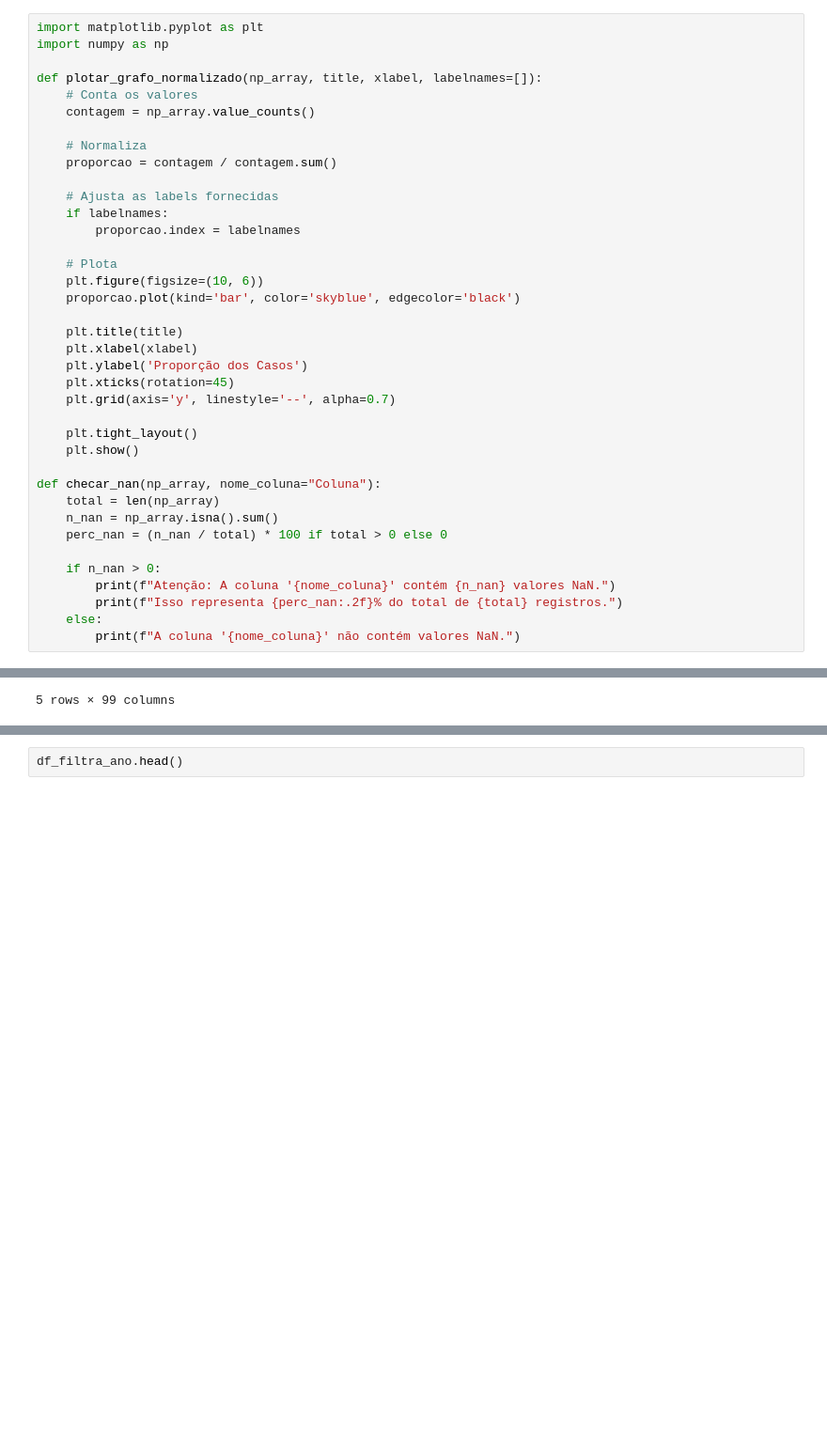
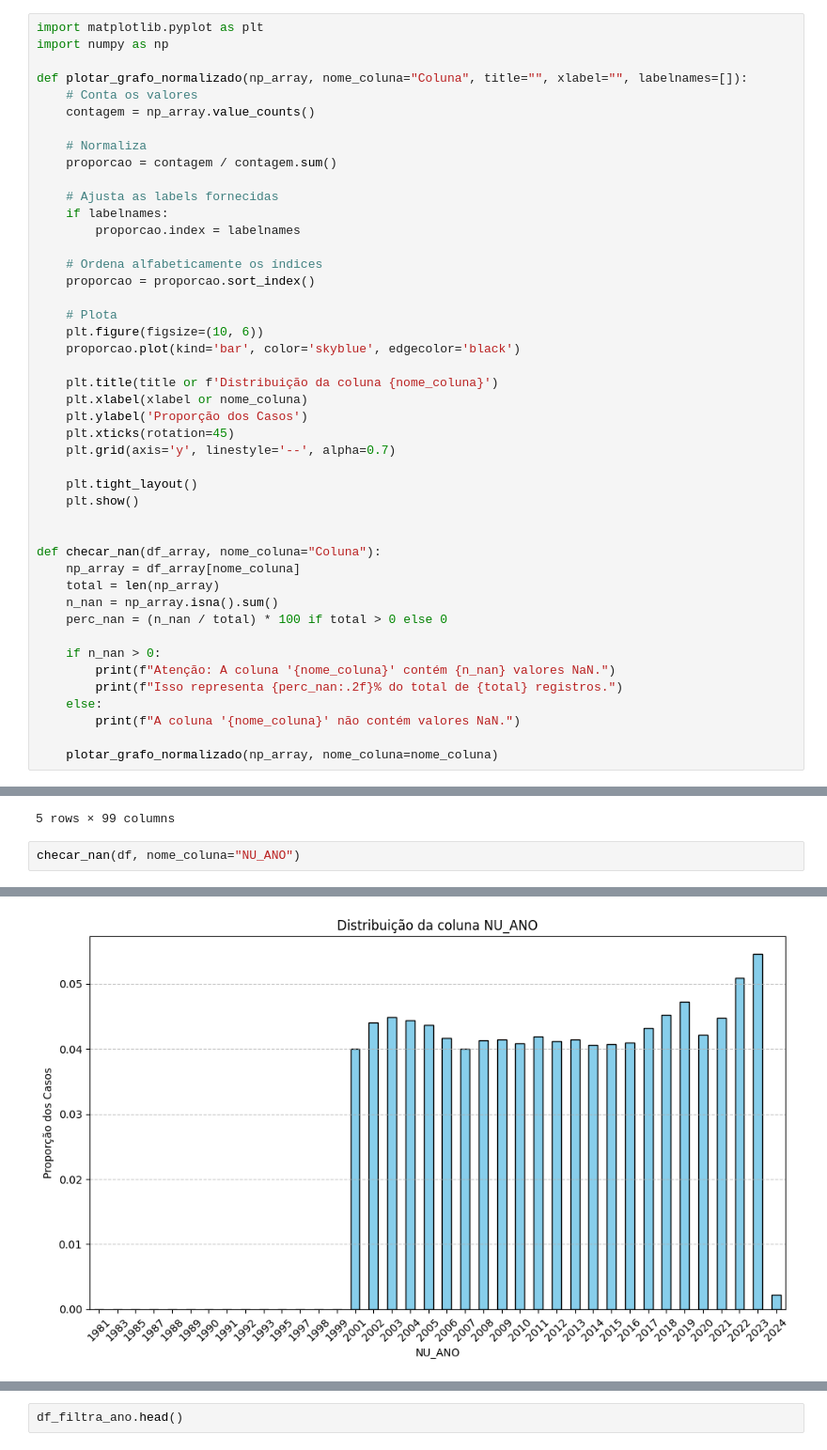
Before and after one commit to FreitasVarejo/MC853-Project, a Jupyter notebook: lab01/notebook.ipynb, the cells around one changed output, grey strips where cells are left out. Shown at 94% size. Drawn from its saved outputs; the diff is of its cells as text; blank space fills up the shorter version.

```diff
--- a/lab01/notebook.ipynb
+++ b/lab01/notebook.ipynb
@@ -2,7 +2,7 @@
 import matplotlib.pyplot as plt
 import numpy as np
 
-def plotar_grafo_normalizado(np_array, title, xlabel, labelnames=[]):
+def plotar_grafo_normalizado(np_array, nome_coluna="Coluna", title="", xlabel="", labelnames=[]):
     # Conta os valores
     contagem = np_array.value_counts()
 
@@ -13,12 +13,15 @@ def plotar_grafo_normalizado(np_array, title, xlabel, labelnames=[]):
     if labelnames:
         proporcao.index = labelnames
 
+    # Ordena alfabeticamente os índices
+    proporcao = proporcao.sort_index()
+
     # Plota
     plt.figure(figsize=(10, 6))
     proporcao.plot(kind='bar', color='skyblue', edgecolor='black')
 
-    plt.title(title)
-    plt.xlabel(xlabel)
+    plt.title(title or f'Distribuição da coluna {nome_coluna}')
+    plt.xlabel(xlabel or nome_coluna)
     plt.ylabel('Proporção dos Casos')
     plt.xticks(rotation=45)
     plt.grid(axis='y', linestyle='--', alpha=0.7)
@@ -26,7 +29,9 @@ def plotar_grafo_normalizado(np_array, title, xlabel, labelnames=[]):
     plt.tight_layout()
     plt.show()
 
-def checar_nan(np_array, nome_coluna="Coluna"):
+
+def checar_nan(df_array, nome_coluna="Coluna"):
+    np_array = df_array[nome_coluna]
     total = len(np_array)
     n_nan = np_array.isna().sum()
     perc_nan = (n_nan / total) * 100 if total > 0 else 0
@@ -36,6 +41,8 @@ def checar_nan(np_array, nome_coluna="Coluna"):
         print(f"Isso representa {perc_nan:.2f}% do total de {total} registros.")
     else:
         print(f"A coluna '{nome_coluna}' não contém valores NaN.")
+
+    plotar_grafo_normalizado(np_array, nome_coluna=nome_coluna)
 # %%
 import pandas as pd
 import os
@@ -54,3 +61,6 @@ df.head()
 | 3 | 3 | 2 | A169 | 2001-02-23 | 2001 | 15 | 150140 | 1484 | 2001-02-23 | ... |
 | 4 | 4 | 2 | A169 | 2001-01-05 | 2001 | 13 | 130120 | 0 | 2001-01-05 | ... |
 5 rows × 99 columns
+# %%
+checar_nan(df, nome_coluna="NU_ANO")
+# %% [output]
@@ -57,2 +68,3 @@ df.head()
+[figure, added]
 # %%
 df['NU_ANO'] = pd.to_numeric(df['NU_ANO'], errors='coerce')
```
Also changed, not shown: parts of 163 cells of this notebook.
